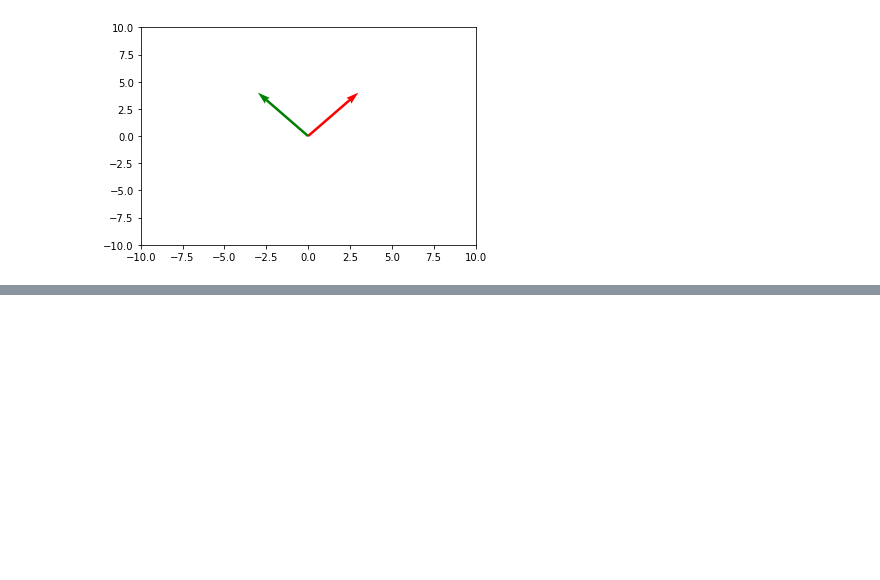
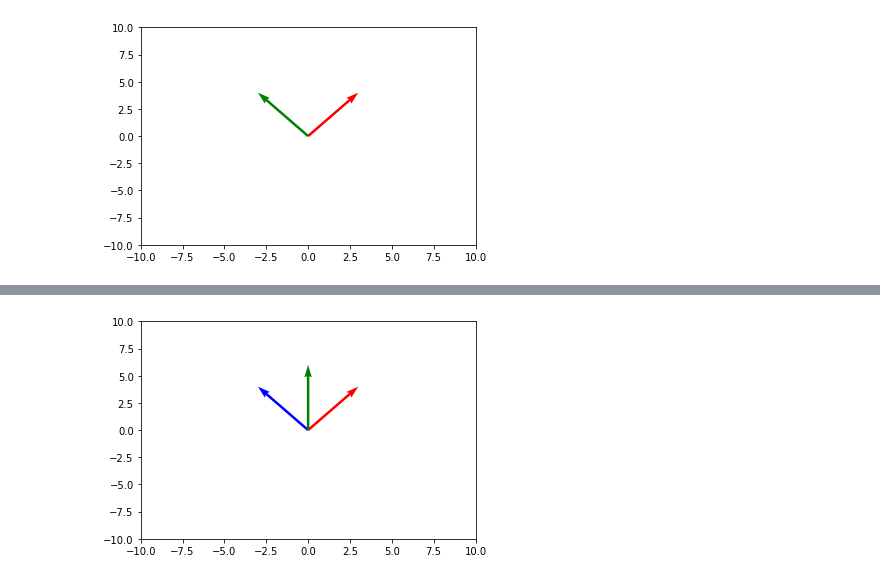
Before and after one commit to venky005/vector_plotting, a Jupyter notebook: vector_plotting.ipynb, the cells around one changed output, grey strips where cells are left out. Saved outputs shown, nothing was run; the diff lists cells and outputs as text; code cells hidden in the pictures; blank space fills up the shorter version.

```diff
--- a/vector_plotting.ipynb
+++ b/vector_plotting.ipynb
@@ -31,0 +68,4 @@ plt.show()
+# %%
+plot_vector([ vecs[0], vecs[1],vecs[0]+vecs[2] ])
+# %% [output]
+[figure, added]
```
Also changed, not shown: parts of 18 cells of this notebook.
